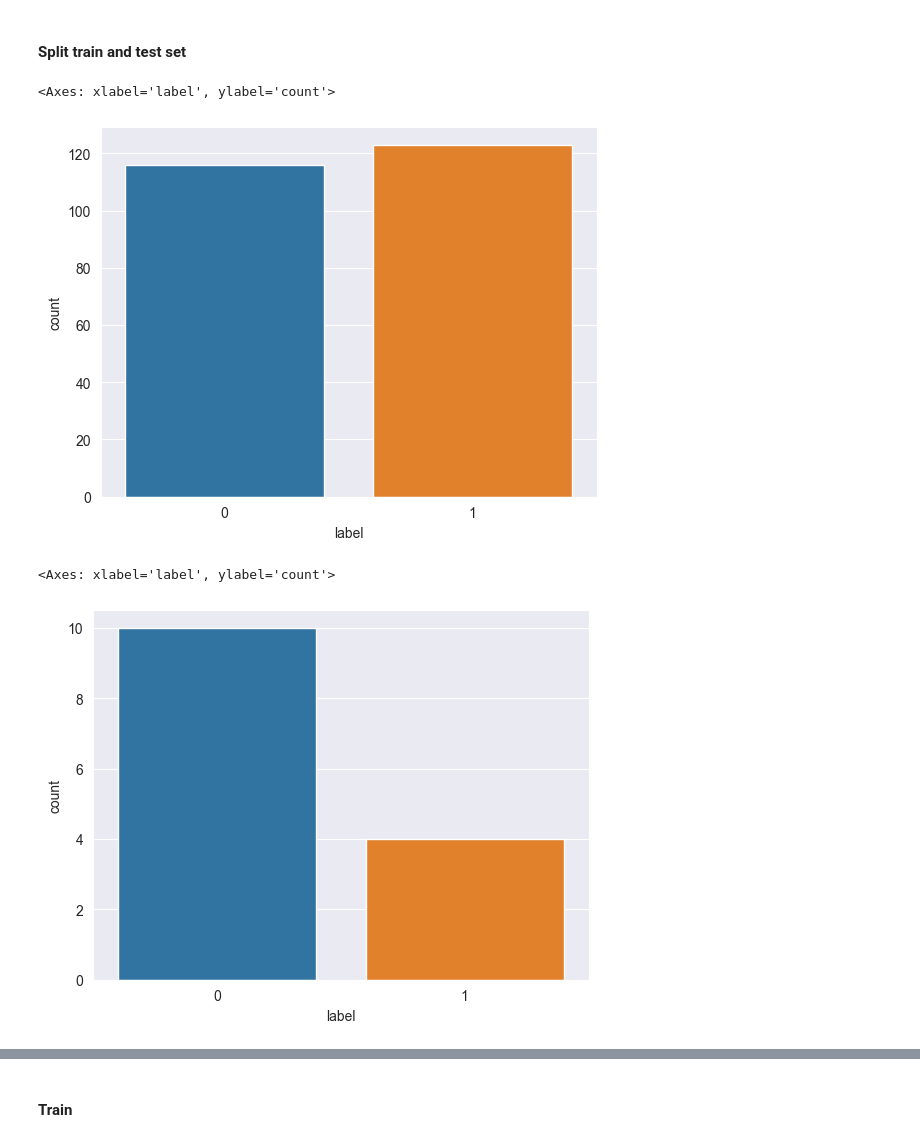
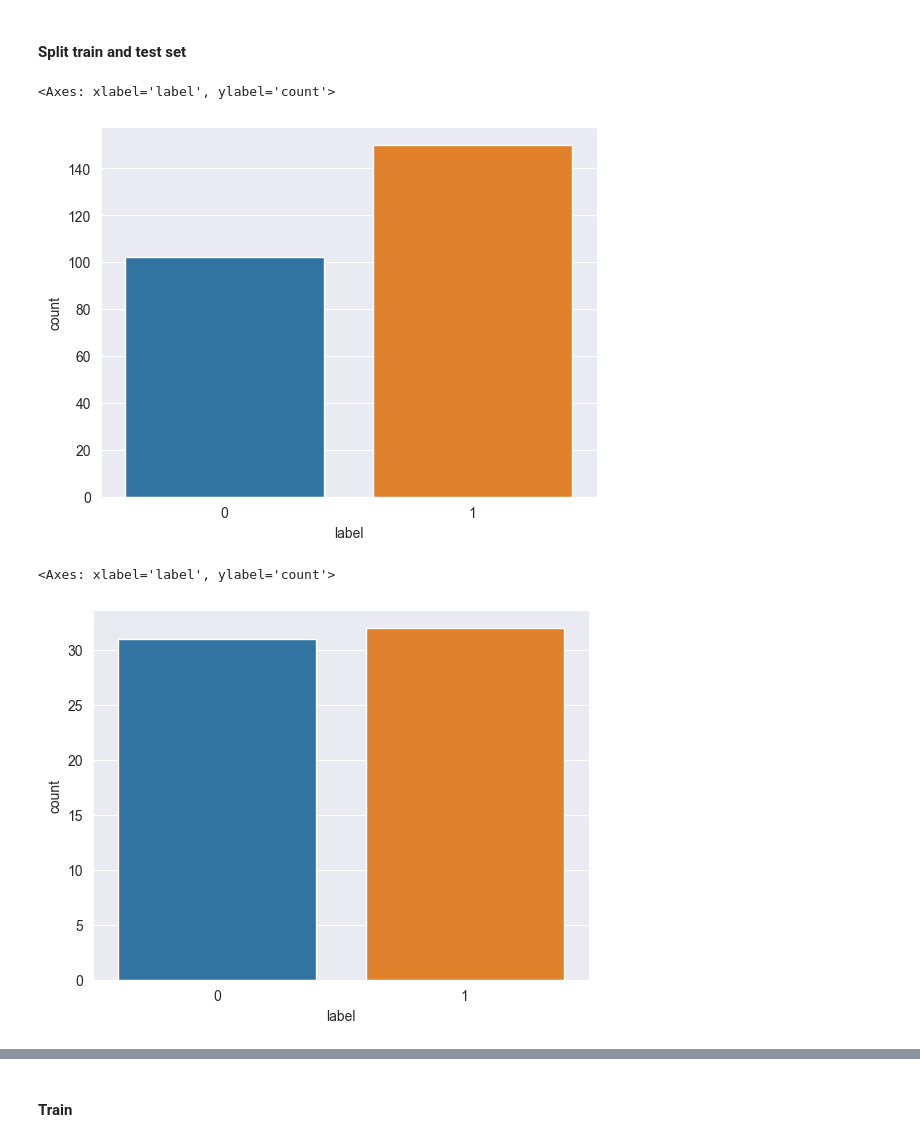
Before and after one commit to m-messer/Grading-Documentation-with-Machine-Learning, a Jupyter notebook: huggingface_model_training_binary.ipynb, the cells around one changed output, grey strips where cells are left out. Drawn from its saved outputs; the diff is of its cells as text; code cells hidden in the pictures.

```diff
--- a/huggingface_model_training_binary.ipynb
+++ b/huggingface_model_training_binary.ipynb
@@ -114,22 +104,15 @@ def compute_metrics(eval_pred):
             }
 # %% [markdown]
 #### Split train and test set
-# %%
-train_test_valid = data_tokens.train_test_split(test_size=0.1)
-test_valid = train_test_valid['test'].train_test_split(test_size=0.5)
-
-datasets = DatasetDict({
-    'train': train_test_valid['train'],
-    'test': test_valid['test'],
-    'valid': test_valid['train']
-})
+# %%
+train_test = data_tokens.train_test_split(test_size=0.2)
 # %%
-sns.countplot(datasets['train'].to_pandas(), x='label')
+sns.countplot(train_test['train'].to_pandas(), x='label')
 # %% [output]
 <Axes: xlabel='label', ylabel='count'>
-[figure, old version]
+[figure, new version]
 # %%
-sns.countplot(datasets['test'].to_pandas(), x='label')
+sns.countplot(train_test['test'].to_pandas(), x='label')
 # %% [output]
 <Axes: xlabel='label', ylabel='count'>
-[figure, old version]
+[figure, new version]
```
Also changed, not shown: parts of 14 cells of this notebook, 1 other file.
